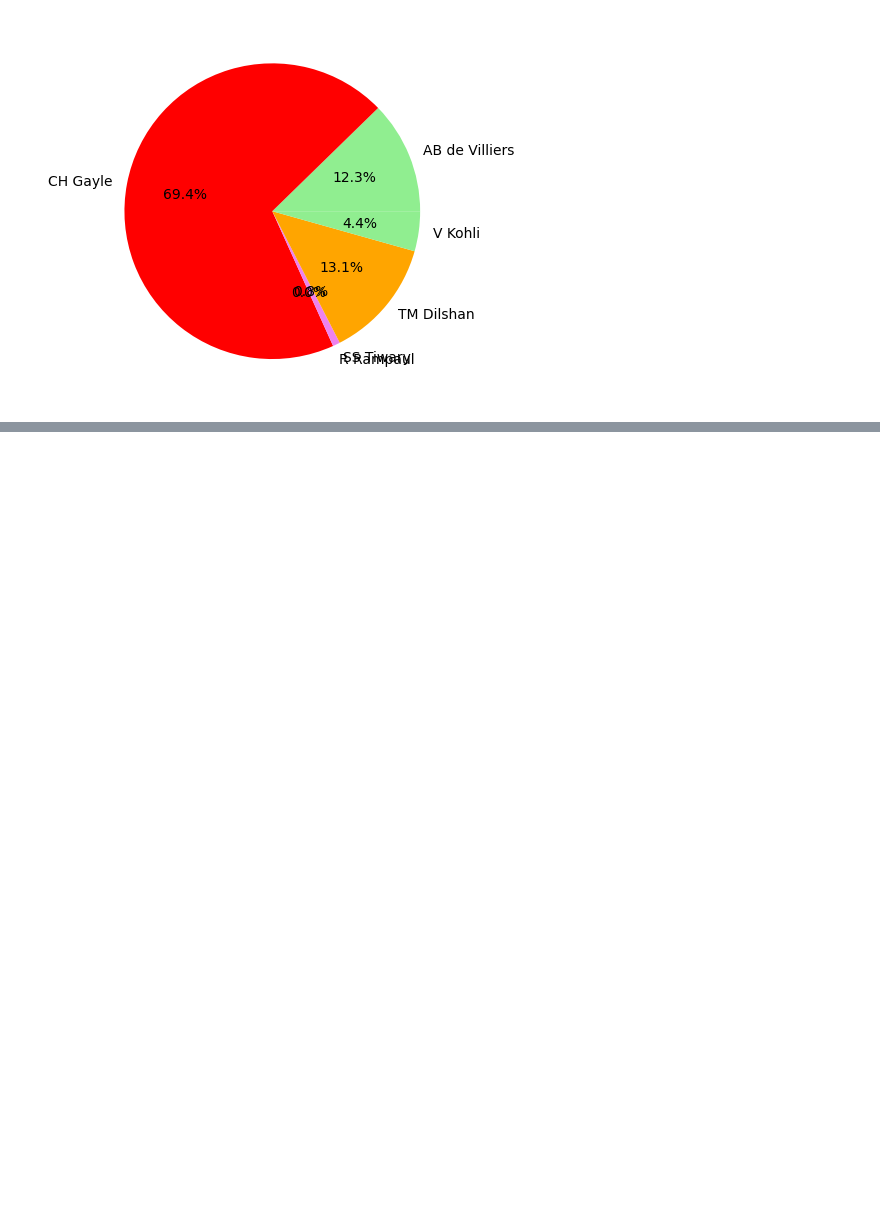
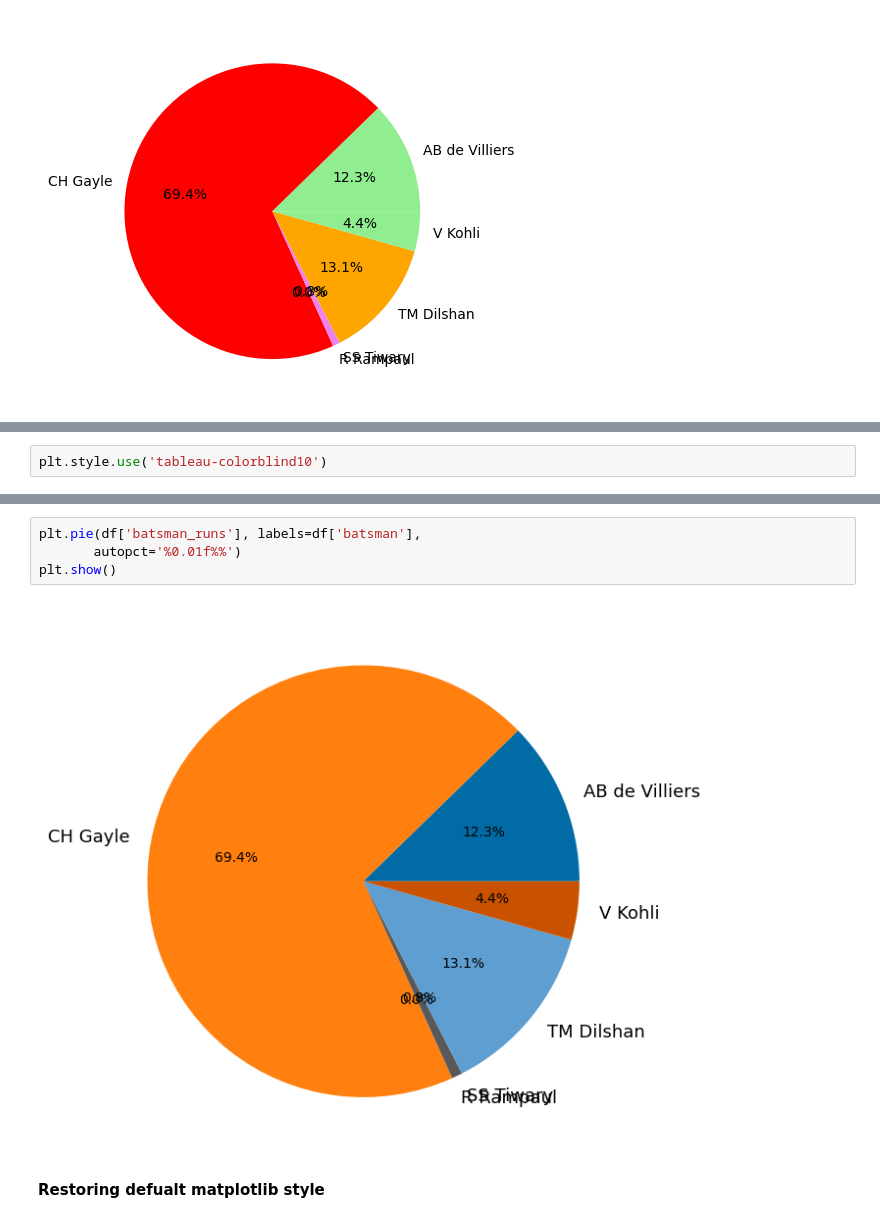
Before and after one commit to akashpagi/MATPLOTLIB-PLOTTING-LIBRARY-FOR-DATA-SCIECNE, a Jupyter notebook: SESSION 23 - MATPLOTLIB.ipynb, the cells around one changed output, grey strips where cells are left out. Saved outputs shown, nothing was run; the diff lists cells and outputs as text; blank space fills up the shorter version.

Commit message:
Changing style and save figures

```diff
--- a/SESSION 23 - MATPLOTLIB.ipynb
+++ b/SESSION 23 - MATPLOTLIB.ipynb
@@ -716,0 +740,2 @@ plt.show()
+# %%
+plt.style.use('tableau-colorblind10')
@@ -716,0 +751,8 @@ plt.show()
+# %%
+plt.pie(df['batsman_runs'], labels=df['batsman'],
+       autopct='%0.01f%%')
+plt.show()
+# %% [output]
+[figure, added]
+# %% [markdown]
+**Restoring defualt matplotlib style**
```
Also changed, not shown: parts of 25 cells of this notebook.
